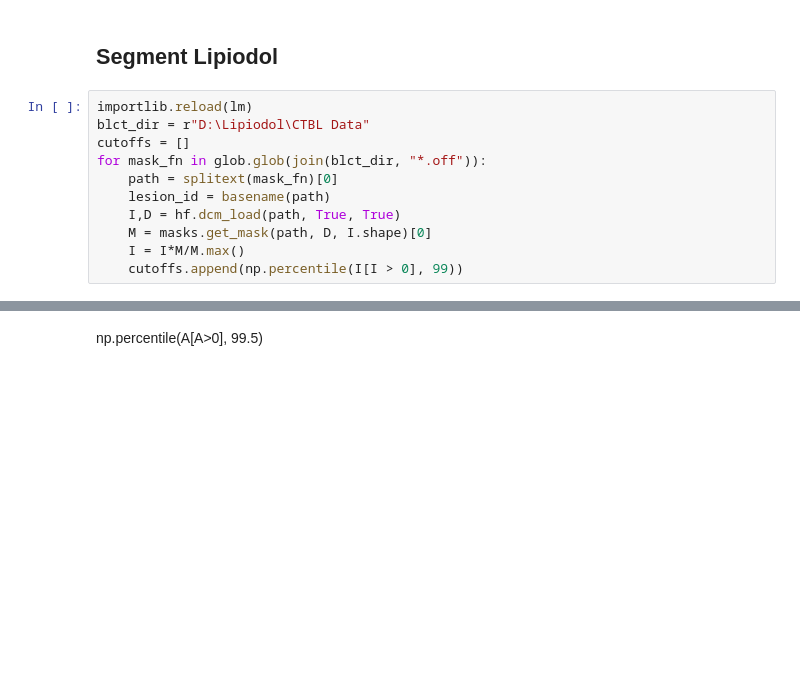
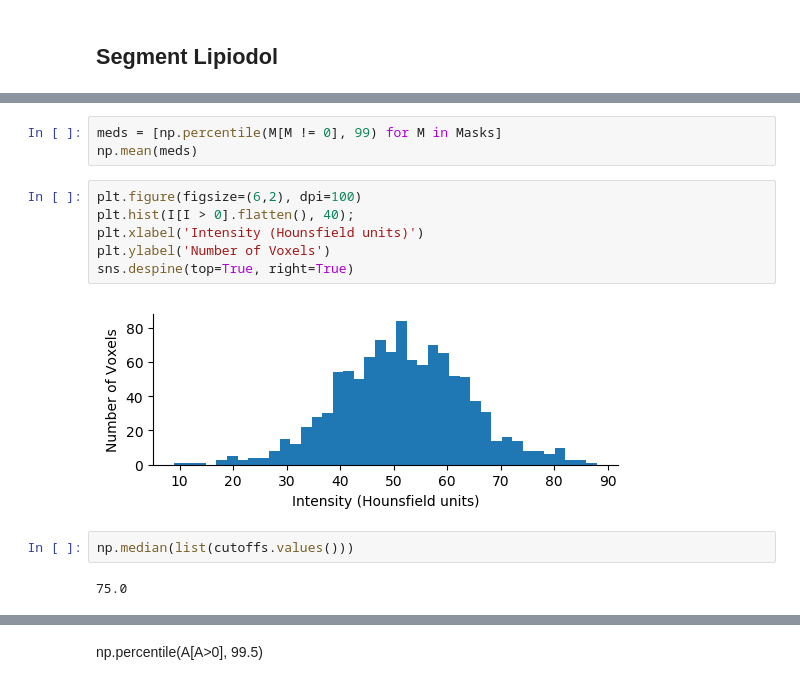
Before and after one commit to clintonjwang/lipiodol, a Jupyter notebook: data-retriever.ipynb, the cells around one changed output, grey strips where cells are left out. Cells and saved outputs as stored; diff of their text form; blank space fills up the shorter version.

```diff
--- a/data-retriever.ipynb
+++ b/data-retriever.ipynb
@@ -203,14 +207,3 @@ model = keras.models.load_model(join(config.Config().model_dir, "ct_liver.hdf5")
 lm.seg_liver_ct(P['ct24'], P['ct24']['liver'], model, P['ct24']['tumor'])
 # %% [markdown]
 ## Segment Lipiodol
-# %%
-importlib.reload(lm)
-blct_dir = r"D:\Lipiodol\CTBL Data"
-cutoffs = []
-for mask_fn in glob.glob(join(blct_dir, "*.off")):
-    path = splitext(mask_fn)[0]
-    lesion_id = basename(path)
-    I,D = hf.dcm_load(path, True, True)
-    M = masks.get_mask(path, D, I.shape)[0]
-    I = I*M/M.max()
-    cutoffs.append(np.percentile(I[I > 0], 99))
@@ -220,0 +226,15 @@ np.median([49.0, 55.0, 84.0, 76.0, 74.0, 82.0])
+# %%
+meds = [np.percentile(M[M != 0], 99) for M in Masks]
+np.mean(meds)
+# %%
+plt.figure(figsize=(6,2), dpi=100)
+plt.hist(I[I > 0].flatten(), 40);
+plt.xlabel('Intensity (Hounsfield units)')
+plt.ylabel('Number of Voxels')
+sns.despine(top=True, right=True)
+# %% [output]
+[figure, added]
+# %%
+np.median(list(cutoffs.values()))
+# %% [output]
+75.0
```
Also changed, not shown: parts of 40 cells of this notebook, 6 other files.
